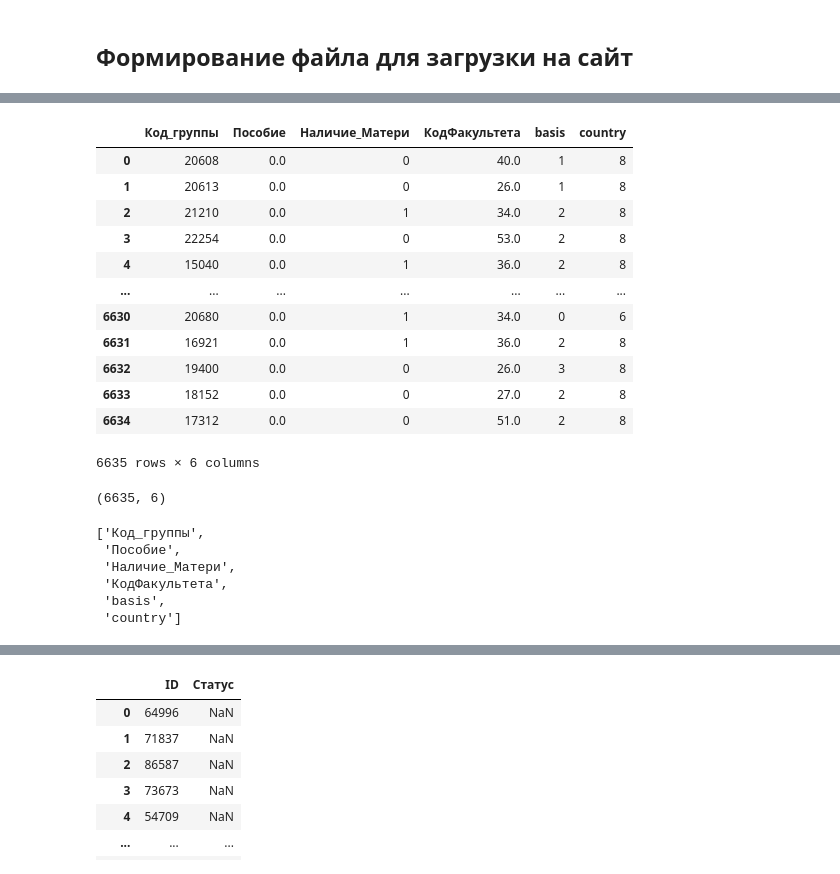
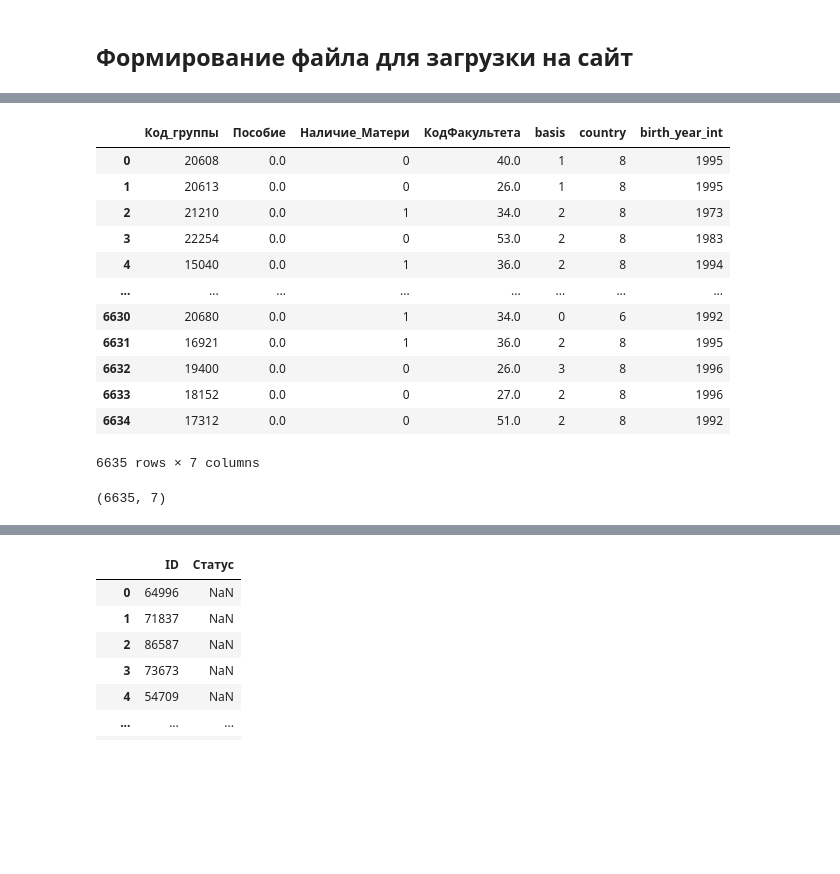
Before and after one commit to RomanZorkin/digital_match_altay, a Jupyter notebook: notebooks/neiro.ipynb, the cells around one changed output, grey strips where cells are left out. Cells and saved outputs as stored; diff of their text form; code cells hidden in the pictures; blank space fills up the shorter version.

```diff
--- a/notebooks/neiro.ipynb
+++ b/notebooks/neiro.ipynb
@@ -45,7 +30,4 @@ False
 # %%
 base_df = base_df.fillna(0)
 # %%
-columns = ['Код_группы','Пособие','Наличие_Матери','КодФакультета','basis','country','Статус']
-#columns = base_df.columns.to_list()
-priznaki = len(columns)
-priznaki
+columns = ['Код_группы','Пособие','Наличие_Матери','КодФакультета','basis','country','Статус','birth_year_int']
@@ -184,37 +92,26 @@ columns
 # %%
 df_test = df_test_base.loc[:, columns]
-#df_test = df_test_base.drop('ind', axis=1)
-#df_test = df_test.drop('ID', axis=1)
-df_test = df_test.drop('Статус', axis=1)
+df_test = df_test.drop(['Статус',], axis=1)
 df_test
 # %% [output]
-|  | Код_группы | Пособие | Наличие_Матери | КодФакультета | basis | country |
-| 0 | 20608 | 0.0 | 0 | 40.0 | 1 | 8 |
-| 1 | 20613 | 0.0 | 0 | 26.0 | 1 | 8 |
-| 2 | 21210 | 0.0 | 1 | 34.0 | 2 | 8 |
-| 3 | 22254 | 0.0 | 0 | 53.0 | 2 | 8 |
-| 4 | 15040 | 0.0 | 1 | 36.0 | 2 | 8 |
-| ... | ... | ... | ... | ... | ... | ... |
-| 6630 | 20680 | 0.0 | 1 | 34.0 | 0 | 6 |
-| 6631 | 16921 | 0.0 | 1 | 36.0 | 2 | 8 |
-| 6632 | 19400 | 0.0 | 0 | 26.0 | 3 | 8 |
-| 6633 | 18152 | 0.0 | 0 | 27.0 | 2 | 8 |
-| 6634 | 17312 | 0.0 | 0 | 51.0 | 2 | 8 |
+|  | Код_группы | Пособие | Наличие_Матери | КодФакультета | basis | country | birth_year_int |
+| 0 | 20608 | 0.0 | 0 | 40.0 | 1 | 8 | 1995 |
+| 1 | 20613 | 0.0 | 0 | 26.0 | 1 | 8 | 1995 |
+| 2 | 21210 | 0.0 | 1 | 34.0 | 2 | 8 | 1973 |
+| 3 | 22254 | 0.0 | 0 | 53.0 | 2 | 8 | 1983 |
+| 4 | 15040 | 0.0 | 1 | 36.0 | 2 | 8 | 1994 |
+| ... | ... | ... | ... | ... | ... | ... | ... |
+| 6630 | 20680 | 0.0 | 1 | 34.0 | 0 | 6 | 1992 |
+| 6631 | 16921 | 0.0 | 1 | 36.0 | 2 | 8 | 1995 |
+| 6632 | 19400 | 0.0 | 0 | 26.0 | 3 | 8 | 1996 |
+| 6633 | 18152 | 0.0 | 0 | 27.0 | 2 | 8 | 1996 |
+| 6634 | 17312 | 0.0 | 0 | 51.0 | 2 | 8 | 1992 |
-6635 rows × 6 columns
+6635 rows × 7 columns
 # %%
 df_test = df_test.fillna(0)
 df_test.shape
 # %% [output]
-(6635, 6)
+(6635, 7)
-# %%
-df_test.columns.to_list()
-# %% [output]
-['Код_группы',
- 'Пособие',
- 'Наличие_Матери',
- 'КодФакультета',
- 'basis',
- 'country']
 # %%
 df_test_pred = clf.predict(df_test)
 # %%
```
Also changed, not shown: parts of 33 cells of this notebook, 7 other files.
